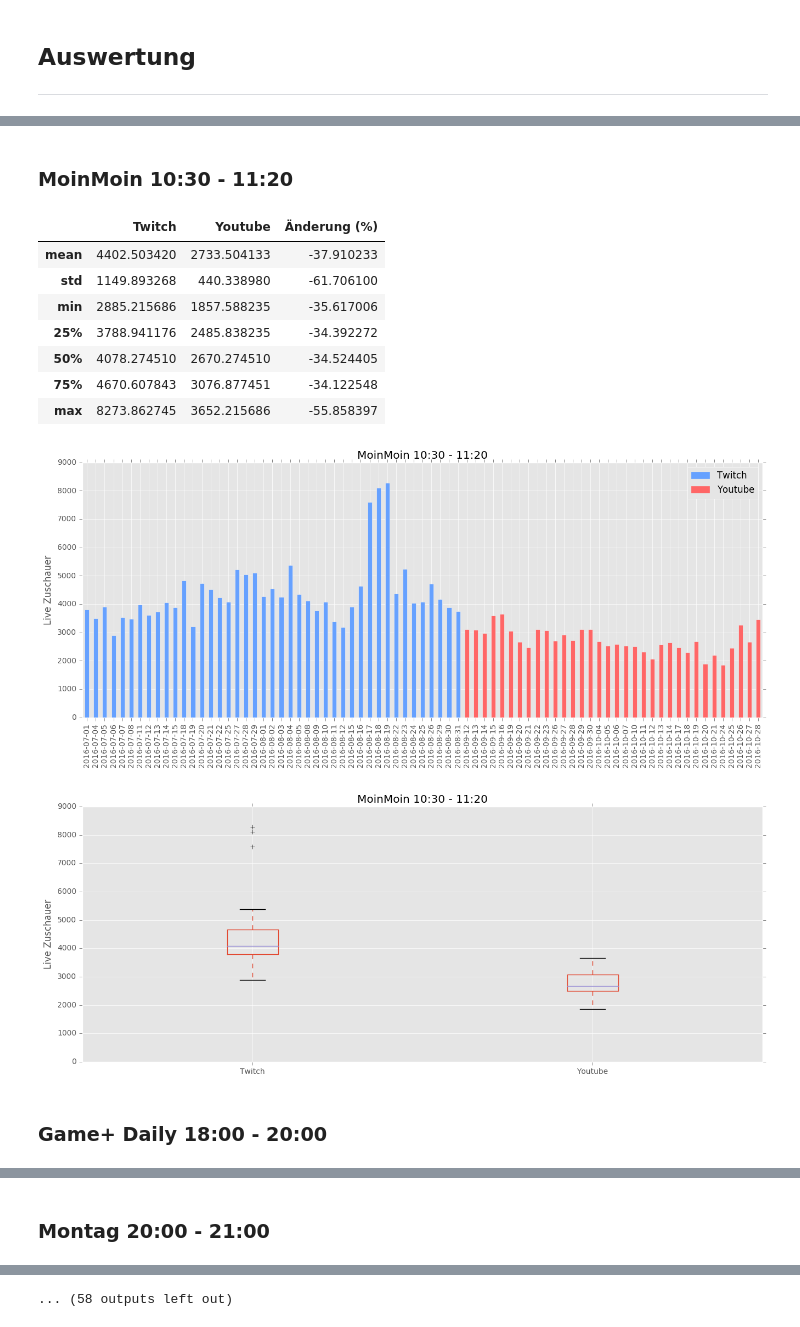
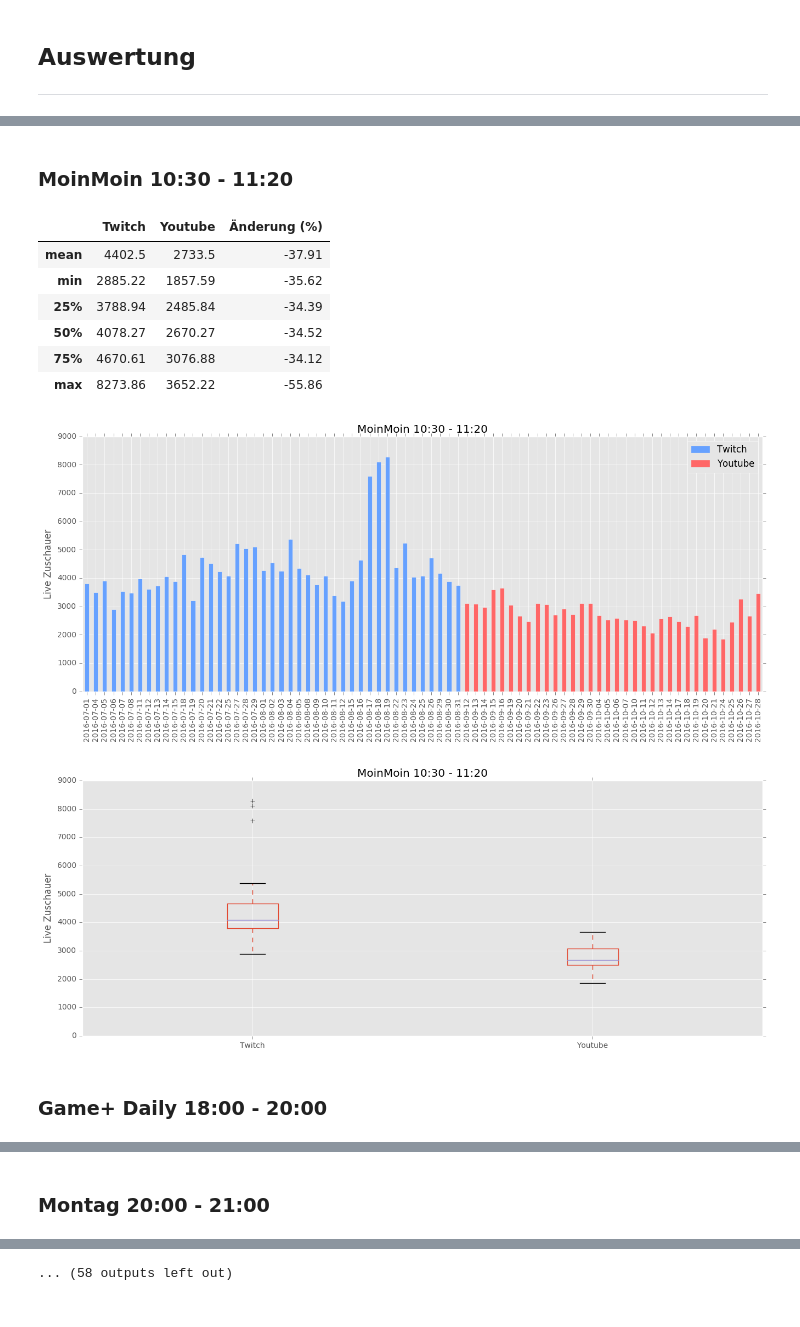
Before and after one commit to rbtvstats/rbtvstats, a Jupyter notebook: notebooks/twitch_youtube.ipynb, the cells around one changed output, grey strips where cells are left out. Cells and saved outputs as stored; diff of their text form; code cells hidden in the pictures.

```diff
--- a/notebooks/twitch_youtube.ipynb
+++ b/notebooks/twitch_youtube.ipynb
@@ -151,47 +151,49 @@ for column in liveData.columns:
     joinedData = liveDataTwitch.join(liveDataYoutube, how='outer')
 
     #calculate Change
-    dataDescribe = joinedData.describe()
-    dataDescribe['Änderung (%)'] = (100 * (dataDescribe['Youtube'] - dataDescribe['Twitch']) / dataDescribe['Twitch'])
+    dataDescribe = joinedData.describe().round(2)
+    dataDescribe['Änderung (%)'] = (100 * (dataDescribe['Youtube'] - dataDescribe['Twitch']) / dataDescribe['Twitch']).round(2)
     dataDescribe = dataDescribe.drop('count')
+    dataDescribe = dataDescribe.drop('std')
 
     dataChange[column] = dataDescribe['Änderung (%)']
 
     #print data
+    dataDescribe = dataDescribe.style.set_properties(**{'text-align': 'right'})
     display(dataDescribe)
 
     #bar
     colors = [twitchColor] * len(liveDataTwitch) + [youtubeColor] * len(liveDataYoutube)
     d = liveData[[column]].astype(float).dropna()
     plot1 = d.plot(kind='bar', figsize=(16, 6), color=colors, legend=False, title='%s' % column)
     plot1.set_ylabel('Live Zuschauer')
 
     plot1.legend(loc=0, handles=[twitchLegend, youtubeLegend])
 
     plt.ylim(ymin=0)
     plt.show()
 
     #boxplot
     plot2 = joinedData.plot(kind='box', figsize=(16, 6), title='%s' % column)
     plot2.set_ylabel('Live Zuschauer')
 
     plt.ylim(ymin=0)
     plt.show()
 
 #overview
 display(HTML('<h3>Übersicht Änderung</h3>'))
 dataChange = dataChange.transpose()
+dataChange = dataChange.style.set_properties(**{'text-align': 'right'})
 display(dataChange)
 # %% [output]
 MoinMoin 10:30 - 11:20
 |  | Twitch | Youtube | Änderung (%) |
-| mean | 4402.503420 | 2733.504133 | -37.910233 |
-| std | 1149.893268 | 440.338980 | -61.706100 |
-| min | 2885.215686 | 1857.588235 | -35.617006 |
-| 25% | 3788.941176 | 2485.838235 | -34.392272 |
-| 50% | 4078.274510 | 2670.274510 | -34.524405 |
-| 75% | 4670.607843 | 3076.877451 | -34.122548 |
-| max | 8273.862745 | 3652.215686 | -55.858397 |
+| mean | 4402.5 | 2733.5 | -37.91 |
+| min | 2885.22 | 1857.59 | -35.62 |
+| 25% | 3788.94 | 2485.84 | -34.39 |
+| 50% | 4078.27 | 2670.27 | -34.52 |
+| 75% | 4670.61 | 3076.88 | -34.12 |
+| max | 8273.86 | 3652.22 | -55.86 |
 [figure]
 [figure]
 Game+ Daily 18:00 - 20:00
```
Also changed, not shown: parts of 1 cell of this notebook.
